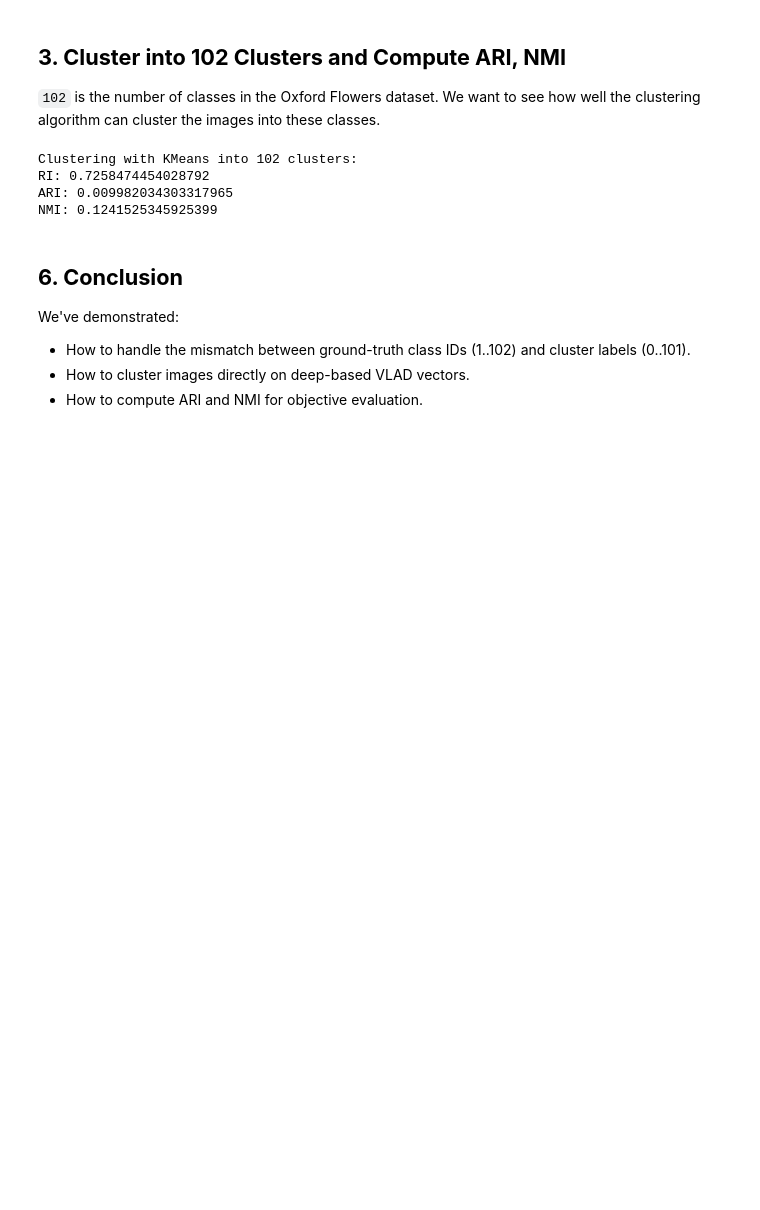
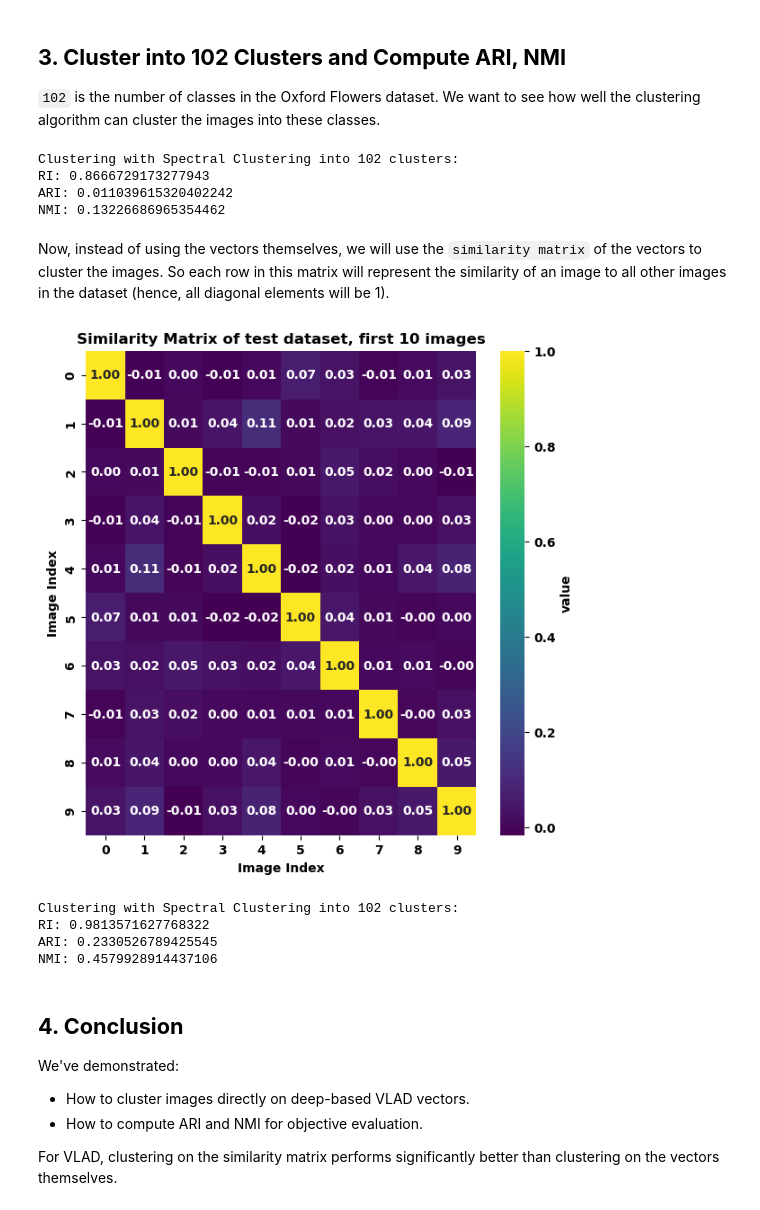
Before and after one commit to MechaCritter/Python-Visual-Similarity, a Jupyter notebook: examples/clustering_images_using_vlad.ipynb, the cells around one changed output. Cells and saved outputs as stored; diff of their text form; code cells hidden in the pictures; blank space fills up the shorter version.

```diff
--- a/examples/clustering_images_using_vlad.ipynb
+++ b/examples/clustering_images_using_vlad.ipynb
@@ -35,12 +23,5 @@ transformer = transforms.Compose([
 # %% [markdown]
 # Load the validation and test datasets.
 # %%
-val_dataset = OxfordFlowerDataset(
-    purpose="validation",
-    transform=transformer
-)
-
-test_dataset = OxfordFlowerDataset(
-    purpose="test",
-    transform=transformer
-)
+dataset = OxfordFlowerDataset(purpose=["validation", "test"])
+print("Number of images in the dataset:", len(dataset))
@@ -62,3 +36,2 @@ This requires that you already trained your PCA and KMeans models on the deep fe
 # %%
-pca = load_model(rf'{ROOT}/models/pickle_model_files/pca_vlad_k256_deep_features_vgg16_feature_dim257.pkl')
-k_means = load_model(rf'{ROOT}/models/pickle_model_files/k_means_k256_deep_features_vgg16_pca.pkl')
+k_means = load_model(rf'{ROOT}/models/pickle_model_files/k_means_k256_deep_features_vgg16_no_pca.pkl')
@@ -71,14 +41,11 @@ k_means = load_model(rf'{ROOT}/models/pickle_model_files/k_means_k256_deep_featu
 extractor = DeepConvFeature(
     model=vgg16(weights=VGG16_Weights.DEFAULT),
     layer_index=-1,  # Last conv layer
-    spatial_encoding=True,
-    device=DEVICE
-)
+    device=DEVICE)
 
 vlad_encoder = VLADEncoder(
     feature_extractor=extractor,
     kmeans_model=k_means,
-    pca=pca,
     power_norm_weight=1.0,
 )
 # %% [output]
@@ -87,7 +53,8 @@ vlad_encoder = VLADEncoder(
 # %% [markdown]
 ### **2.3 Compute the VLAD vectors for both the validation and test splits**
 # %%
-vlad_vectors = vlad_encoder.generate_encoding_map((img for img in images))
+vlad_vector_mapping = vlad_encoder.generate_encoding_map(image_paths=dataset.image_paths)
+vlad_vectors = np.array(list(vlad_vector_mapping.values()))
 # %% [markdown]
 ## **3. Cluster into 102 Clusters and Compute ARI, NMI**
 
@@ -96,24 +63,48 @@ vlad_vectors = vlad_encoder.generate_encoding_map((img for img in images))
 num_classes = 102
 results = cluster_images_and_generate_statistics(
     features=vlad_vectors,        # The subset corresponding to val+test
-    true_labels=np.array(labels), # The true labels
+    true_labels=np.array(dataset.labels), # The true labels
     n_clusters=num_classes,
-    method='kmeans'
+    method='spectral'
 )
 
-print(f"Clustering with KMeans into {num_classes} clusters:")
+print(f"Clustering with Spectral Clustering into {num_classes} clusters:")
 print("RI:", results["ri"])
 print("ARI:", results["ari"])
 print("NMI:", results["nmi"])
 # %% [output]
-Clustering with KMeans into 102 clusters:
-RI: 0.7258474454028792
-ARI: 0.009982034303317965
-NMI: 0.1241525345925399
+Clustering with Spectral Clustering into 102 clusters:
+RI: 0.8666729173277943
+ARI: 0.011039615320402242
+NMI: 0.13226686965354462
+# %% [markdown]
+Now, instead of using the vectors themselves, we will use the `similarity matrix` of the vectors to cluster the images. So each row in this matrix will represent the similarity of an image to all other images in the dataset (hence, all diagonal elements will be 1).
+# %%
+feature_map = cosine_similarity(vlad_vectors, vlad_vectors)
+plot_and_save_heatmap(feature_map[:10, :10], title="Similarity Matrix of test dataset, first 10 images", x_label="Image Index", y_label="Image Index")
+# %% [output]
+[figure, added]
+# %%
+results = cluster_images_and_generate_statistics(
+    features=feature_map,        # The subset corresponding to val+test
+    true_labels=np.array(dataset.labels), # The true labels
+    n_clusters=num_classes,
+    method='spectral'
+)
+print(f"Clustering with Spectral Clustering into {num_classes} clusters:")
+print("RI:", results["ri"])
+print("ARI:", results["ari"])
+print("NMI:", results["nmi"])
+# %% [output]
+Clustering with Spectral Clustering into 102 clusters:
+RI: 0.9813571627768322
+ARI: 0.2330526789425545
+NMI: 0.4579928914437106
 # %% [markdown]
-## **6. Conclusion**
+## **4. Conclusion**
 
 We've demonstrated:
-- How to handle the mismatch between ground-truth class IDs (1..102) and cluster labels (0..101).
 - How to cluster images directly on deep-based VLAD vectors.
 - How to compute ARI and NMI for objective evaluation.
+
+For VLAD, clustering on the similarity matrix performs significantly better than clustering on the vectors themselves.
```
Also changed, not shown: parts of 9 cells of this notebook, 44 other files.
